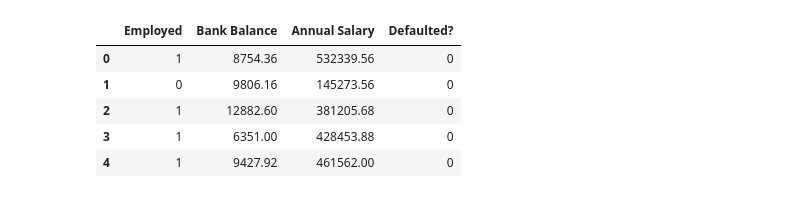
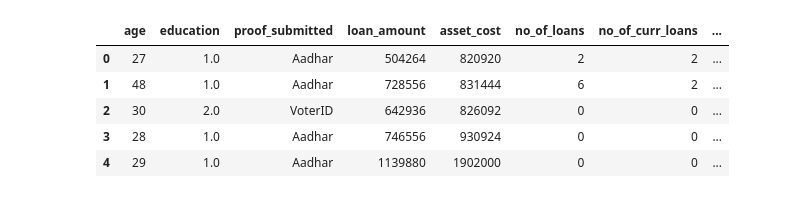
Before and after one commit to jsafadi0/Project-4, a Jupyter notebook: Loan-Default.ipynb, the cells around one changed output. Drawn from its saved outputs; the diff is of its cells as text; code cells hidden in the pictures.

```diff
--- a/Loan-Default.ipynb
+++ b/Loan-Default.ipynb
@@ -24,16 +41,16 @@ from sklearn.ensemble import RandomForestClassifier
 # %%
 #  Import and read the Loan-Default.csv.
 #loan_df = pd.read_csv("Loan-Default.csv")
 #loan_df.drop('Index',axis=1,inplace=True)
 #loan_df.head()
 file_path=Path("Loan-Default.csv")
 df_loans=pd.read_csv(file_path)
-df_loans.drop('Index',axis=1,inplace=True)
+df_loans.drop('loan_id',axis=1,inplace=True)
 df_loans.head()
 # %% [output]
-|  | Employed | Bank Balance | Annual Salary | Defaulted? |
-| 0 | 1 | 8754.36 | 532339.56 | 0 |
-| 1 | 0 | 9806.16 | 145273.56 | 0 |
-| 2 | 1 | 12882.60 | 381205.68 | 0 |
-| 3 | 1 | 6351.00 | 428453.88 | 0 |
-| 4 | 1 | 9427.92 | 461562.00 | 0 |
+|  | age | education | proof_submitted | loan_amount | asset_cost | no_of_loans | no_of_curr_loans | ... |
+| 0 | 27 | 1.0 | Aadhar | 504264 | 820920 | 2 | 2 | ... |
+| 1 | 48 | 1.0 | Aadhar | 728556 | 831444 | 6 | 2 | ... |
+| 2 | 30 | 2.0 | VoterID | 642936 | 826092 | 0 | 0 | ... |
+| 3 | 28 | 1.0 | Aadhar | 746556 | 930924 | 0 | 0 | ... |
+| 4 | 29 | 1.0 | Aadhar | 1139880 | 1902000 | 0 | 0 | ... |
```
Also changed, not shown: parts of 17 cells of this notebook, 5 other files.
